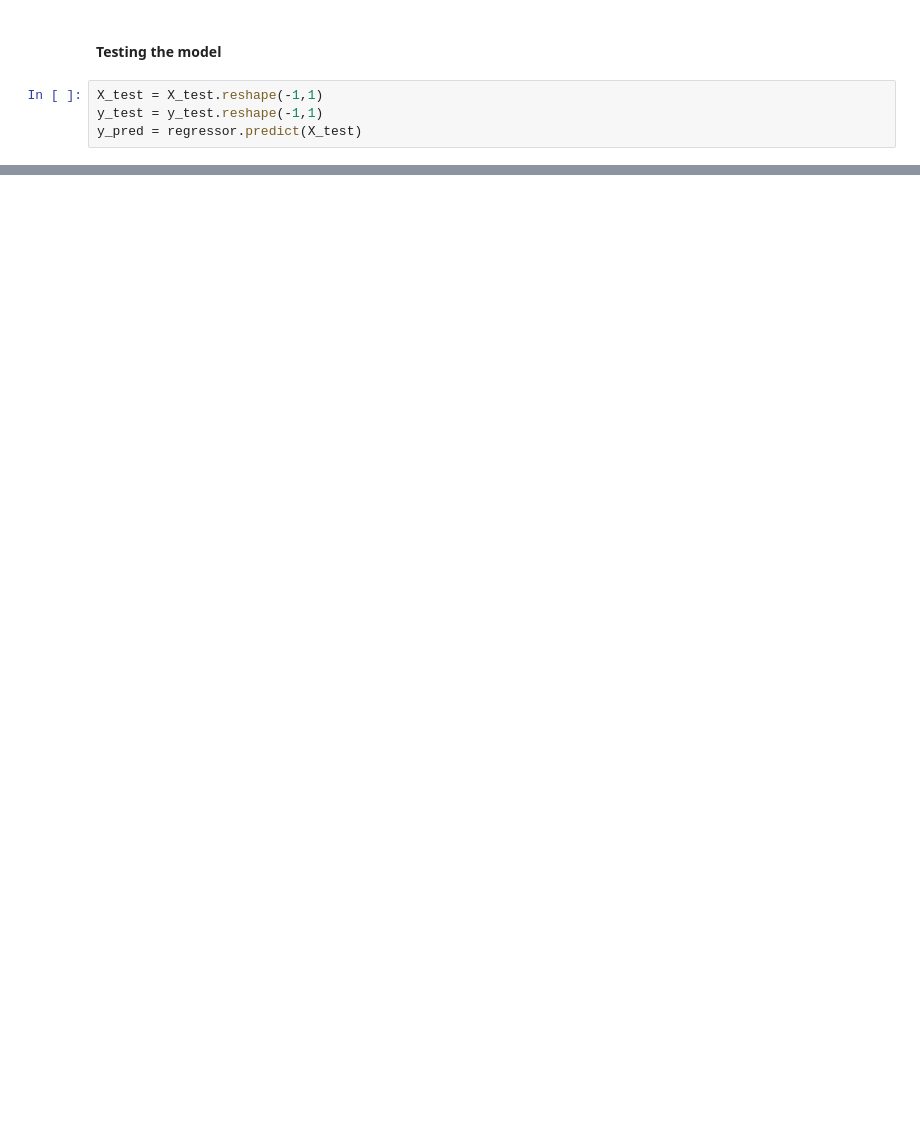
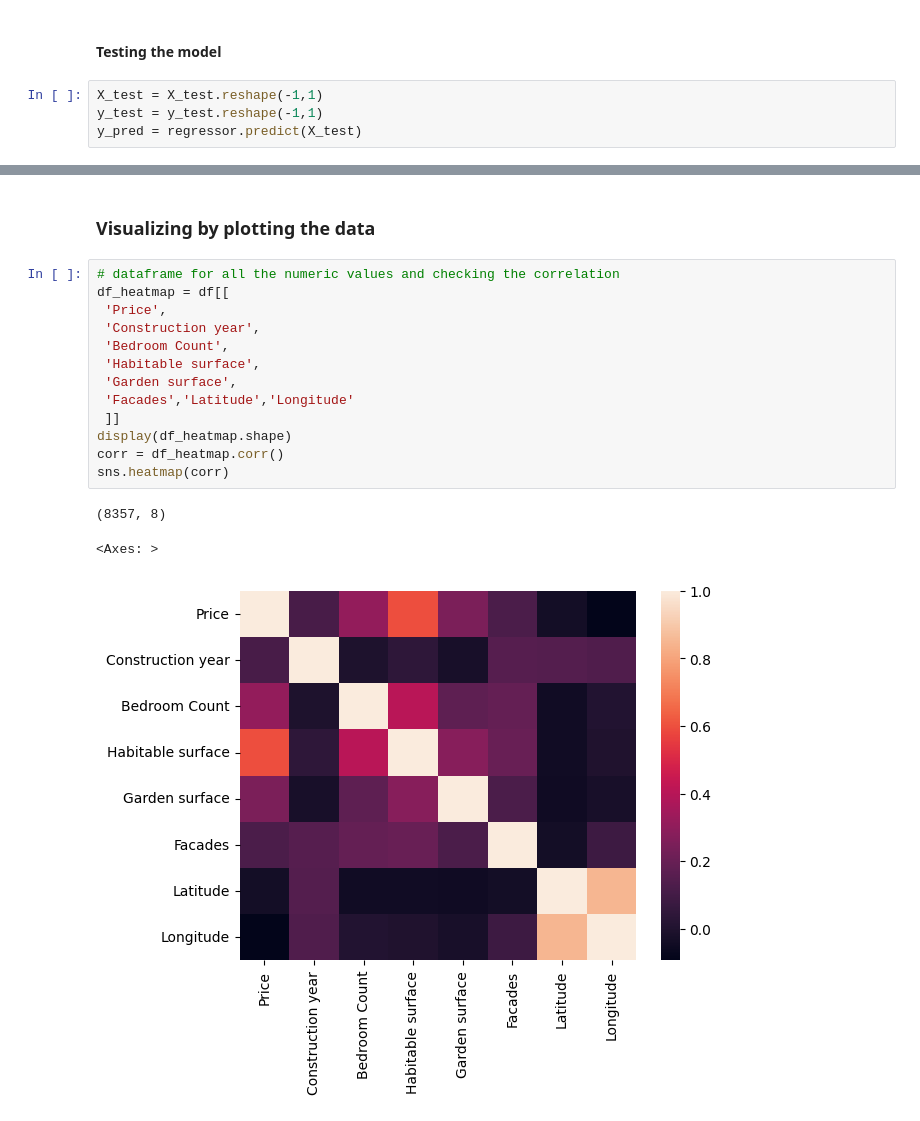
Before and after one commit to moni2code/Data-visualization-ImmoEliza, a Jupyter notebook: model building/test_notebook_reg.ipynb, the cells around one changed output, grey strips where cells are left out. Saved outputs shown, nothing was run; the diff lists cells and outputs as text; blank space fills up the shorter version.

```diff
--- a/model building/test_notebook_reg.ipynb
+++ b/model building/test_notebook_reg.ipynb
@@ -127,0 +128,19 @@ regressor.score(X_test, y_test)
+# %% [markdown]
+### Visualizing by plotting the data
+# %%
+# dataframe for all the numeric values and checking the correlation
+df_heatmap = df[[
+ 'Price',
+ 'Construction year',
+ 'Bedroom Count',
+ 'Habitable surface',
+ 'Garden surface',
+ 'Facades','Latitude','Longitude'
+ ]]
+display(df_heatmap.shape)
+corr = df_heatmap.corr()
+sns.heatmap(corr)
+# %% [output]
+(8357, 8)
+<Axes: >
+[figure, added]
```
Also changed, not shown: parts of 10 cells of this notebook.
